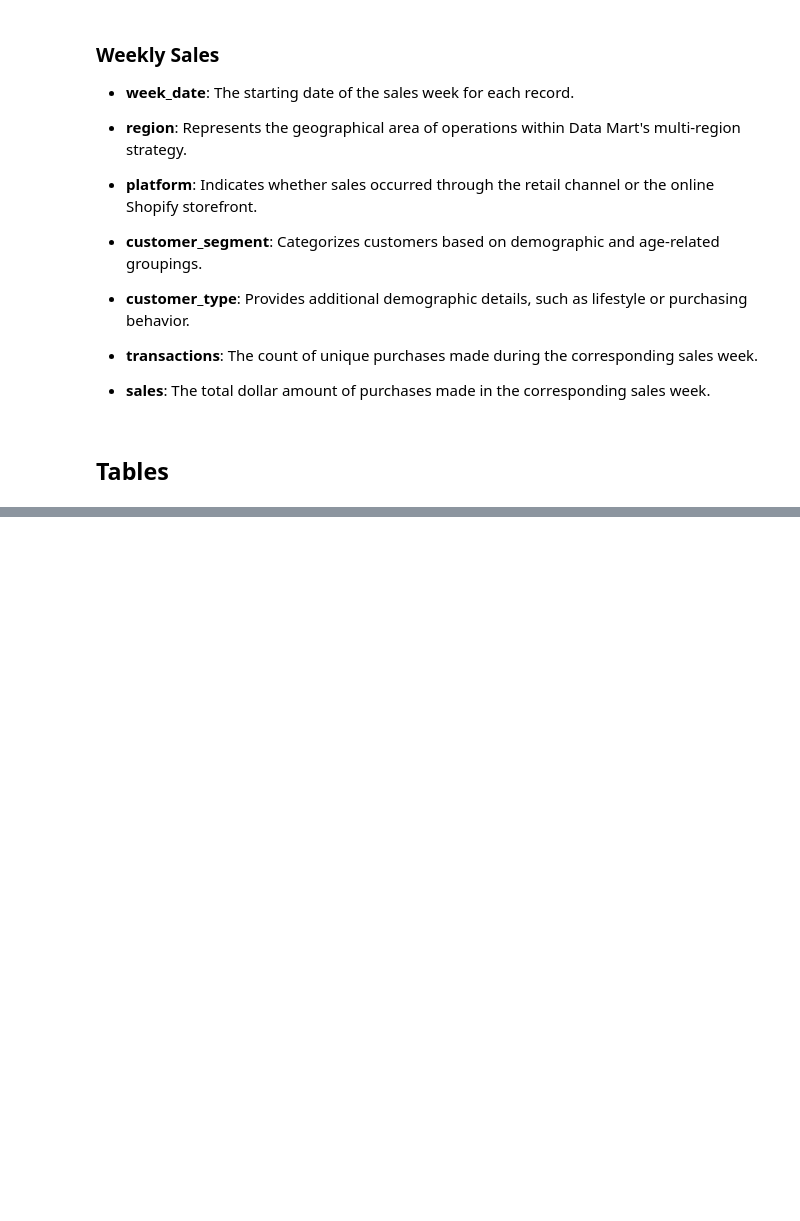
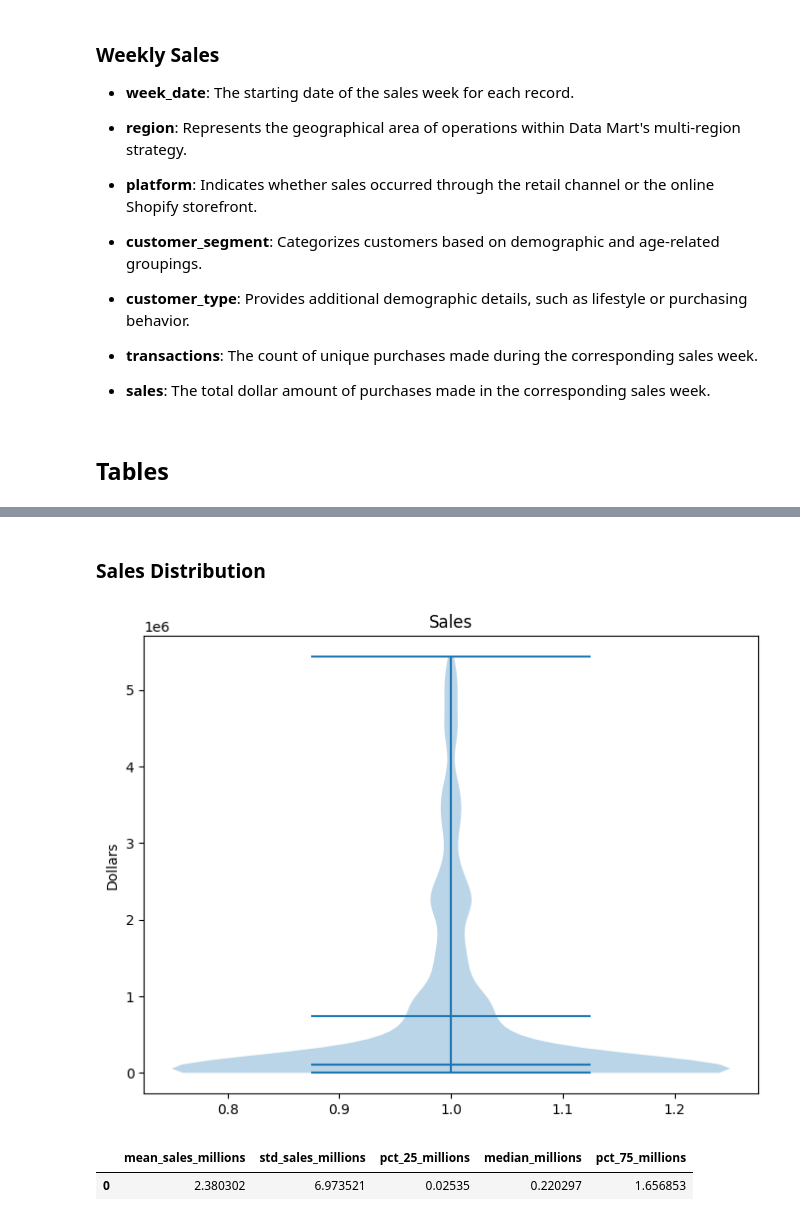
Before and after one commit to yangwu1227/sql-case-studies, a Jupyter notebook: case_studies/data_mart/notebooks/business_questions.ipynb, the cells around one changed output, grey strips where cells are left out. Drawn from its saved outputs; the diff is of its cells as text; code cells hidden in the pictures; blank space fills up the shorter version.

Commit message:
feat: complete data mart case study

```diff
--- a/case_studies/data_mart/notebooks/business_questions.ipynb
+++ b/case_studies/data_mart/notebooks/business_questions.ipynb
@@ -92,0 +243,42 @@ for table in tables:
+# %% [markdown]
+### Sales Distribution
+# %%
+query = """
+SELECT
+    sales
+FROM
+    data_mart.weekly_sales
+WHERE
+    1 = 1
+    AND sales <= (
+        SELECT
+            APPROX_PERCENTILE(sales , 0.90)
+        FROM
+            data_mart.weekly_sales
+    );
+"""
+sales = athena.query(database=database, query=query, ctas_approach=ctas_approach)
+
+plt.figure(figsize=(8, 6))
+plt.violinplot(sales, showmeans=True, showextrema=True, showmedians=True)
+plt.title("Sales")
+plt.ylabel("Dollars")
+plt.show();
+# %% [output]
+[figure, added]
+# %%
+query = """
+SELECT
+    AVG(sales) / 1000000.0 AS mean_sales_millions,
+    STDDEV(sales) / 1000000.0 AS std_sales_millions,
+    APPROX_PERCENTILE(sales, 0.25) / 1000000.0 AS pct_25_millions,
+    APPROX_PERCENTILE(sales, 0.50) / 1000000.0 AS median_millions,
+    APPROX_PERCENTILE(sales, 0.75) / 1000000.0 AS pct_75_millions
+FROM
+    data_mart.weekly_sales;
+"""
+
+athena.query(database=database, query=query, ctas_approach=ctas_approach)
+# %% [output]
+|  | mean_sales_millions | std_sales_millions | pct_25_millions | median_millions | pct_75_millions |
+| 0 | 2.380302 | 6.973521 | 0.02535 | 0.220297 | 1.656853 |
```
Also changed, not shown: parts of 63 cells of this notebook, 4 other files.
